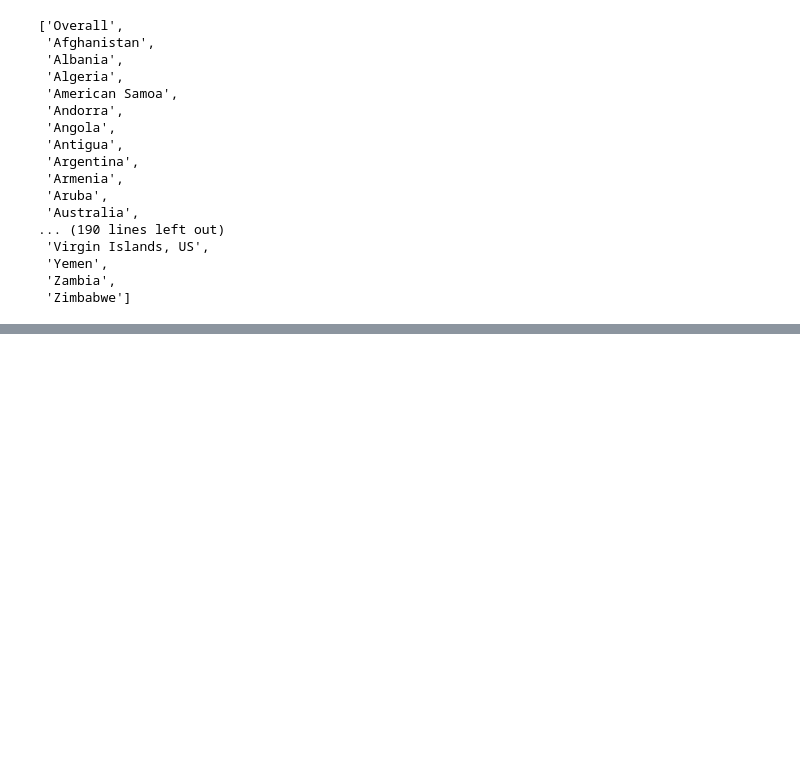
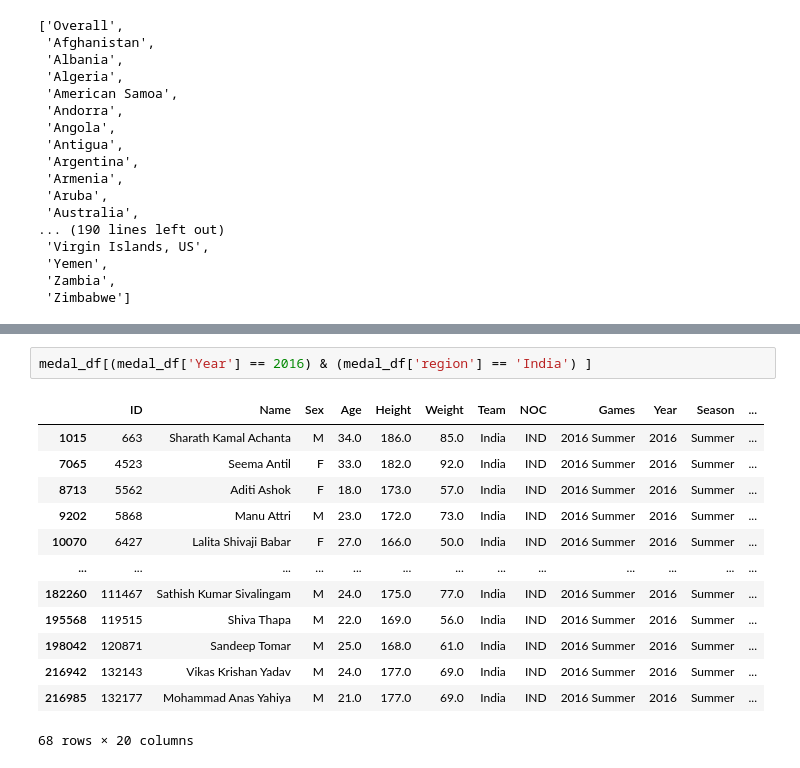
Before and after one commit to furyfist/Olympics-Data-Analyser, a Jupyter notebook: olympic_analysis.ipynb, the cells around one changed output, grey strips where cells are left out. Cells and saved outputs as stored; diff of their text form; blank space fills up the shorter version.

```diff
--- a/olympic_analysis.ipynb
+++ b/olympic_analysis.ipynb
@@ -277,0 +343,16 @@ country.tolist()
+# %%
+medal_df[(medal_df['Year'] == 2016) & (medal_df['region'] == 'India') ]
+# %% [output]
+|  | ID | Name | Sex | Age | Height | Weight | Team | NOC | Games | Year | Season | ... |
+| 1015 | 663 | Sharath Kamal Achanta | M | 34.0 | 186.0 | 85.0 | India | IND | 2016 Summer | 2016 | Summer | ... |
+| 7065 | 4523 | Seema Antil | F | 33.0 | 182.0 | 92.0 | India | IND | 2016 Summer | 2016 | Summer | ... |
+| 8713 | 5562 | Aditi Ashok | F | 18.0 | 173.0 | 57.0 | India | IND | 2016 Summer | 2016 | Summer | ... |
+| 9202 | 5868 | Manu Attri | M | 23.0 | 172.0 | 73.0 | India | IND | 2016 Summer | 2016 | Summer | ... |
+| 10070 | 6427 | Lalita Shivaji Babar | F | 27.0 | 166.0 | 50.0 | India | IND | 2016 Summer | 2016 | Summer | ... |
+| ... | ... | ... | ... | ... | ... | ... | ... | ... | ... | ... | ... | ... |
+| 182260 | 111467 | Sathish Kumar Sivalingam | M | 24.0 | 175.0 | 77.0 | India | IND | 2016 Summer | 2016 | Summer | ... |
+| 195568 | 119515 | Shiva Thapa | M | 22.0 | 169.0 | 56.0 | India | IND | 2016 Summer | 2016 | Summer | ... |
+| 198042 | 120871 | Sandeep Tomar | M | 25.0 | 168.0 | 61.0 | India | IND | 2016 Summer | 2016 | Summer | ... |
+| 216942 | 132143 | Vikas Krishan Yadav | M | 24.0 | 177.0 | 69.0 | India | IND | 2016 Summer | 2016 | Summer | ... |
+| 216985 | 132177 | Mohammad Anas Yahiya | M | 21.0 | 177.0 | 69.0 | India | IND | 2016 Summer | 2016 | Summer | ... |
+68 rows × 20 columns
```
Also changed, not shown: parts of 7 cells of this notebook, 2 other files.
